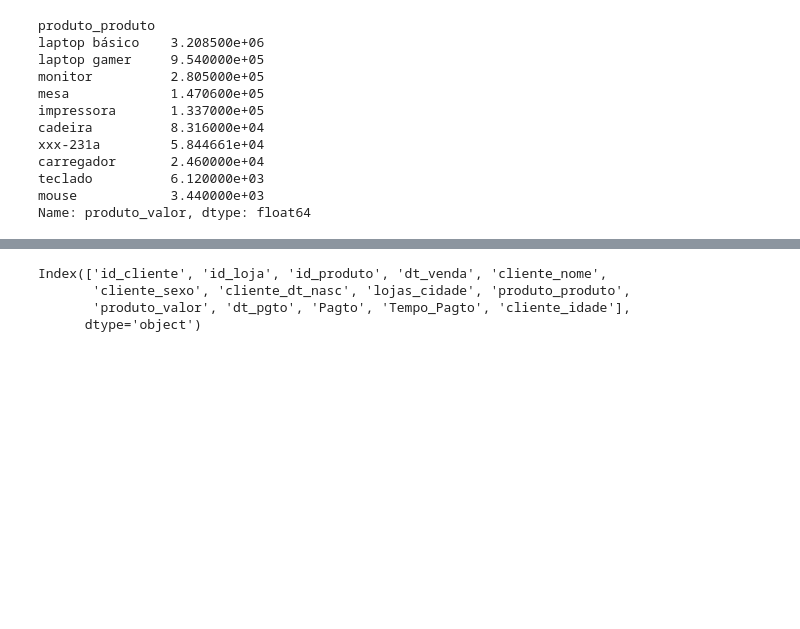
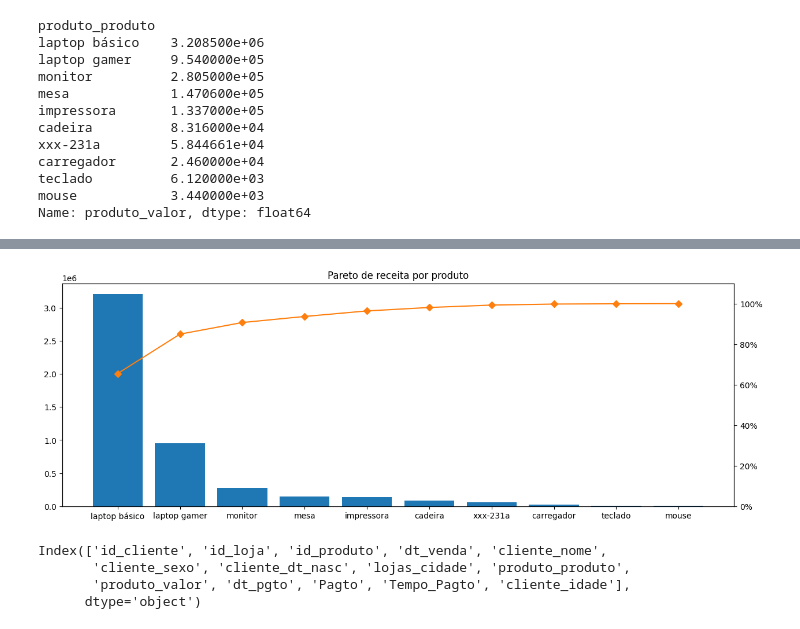
Before and after one commit to Gcango/Analise_Vendas_Soft_You, a Jupyter notebook: Soft_You_Analise_de_Vendas.ipynb, the cells around one changed output, grey strips where cells are left out. Cells and saved outputs as stored; diff of their text form; code cells hidden in the pictures; blank space fills up the shorter version.

```diff
--- a/Soft_You_Analise_de_Vendas.ipynb
+++ b/Soft_You_Analise_de_Vendas.ipynb
@@ -647,3 +646,14 @@ plt.title('Receitas por Produtos');
+# %%
+##-> projectando o gráfico PARETO PARA UMA VISUALIZAÇÃO DIFERENCIADA:
+fig, ax = plt.subplots(figsize=(15,5))
+ax.bar(receita_por_prodt.index, receita_por_prodt.values, color='C0')
+ax2 = ax.twinx()
+ax2.plot(receita_por_prodt.index, receita_por_prodt.values.cumsum()/receita_por_prodt.values.sum()*100, color='C1', marker='D')
+ax2.yaxis.set_major_formatter(PercentFormatter())
+plt.ylim(0,110)
+plt.title('Pareto de receita por produto');
+# %% [output]
+[figure, added]
 # %%
 #e) - Existe algum cliente que gera maior receita?
 # %%
```
Also changed, not shown: parts of 6 cells of this notebook.
